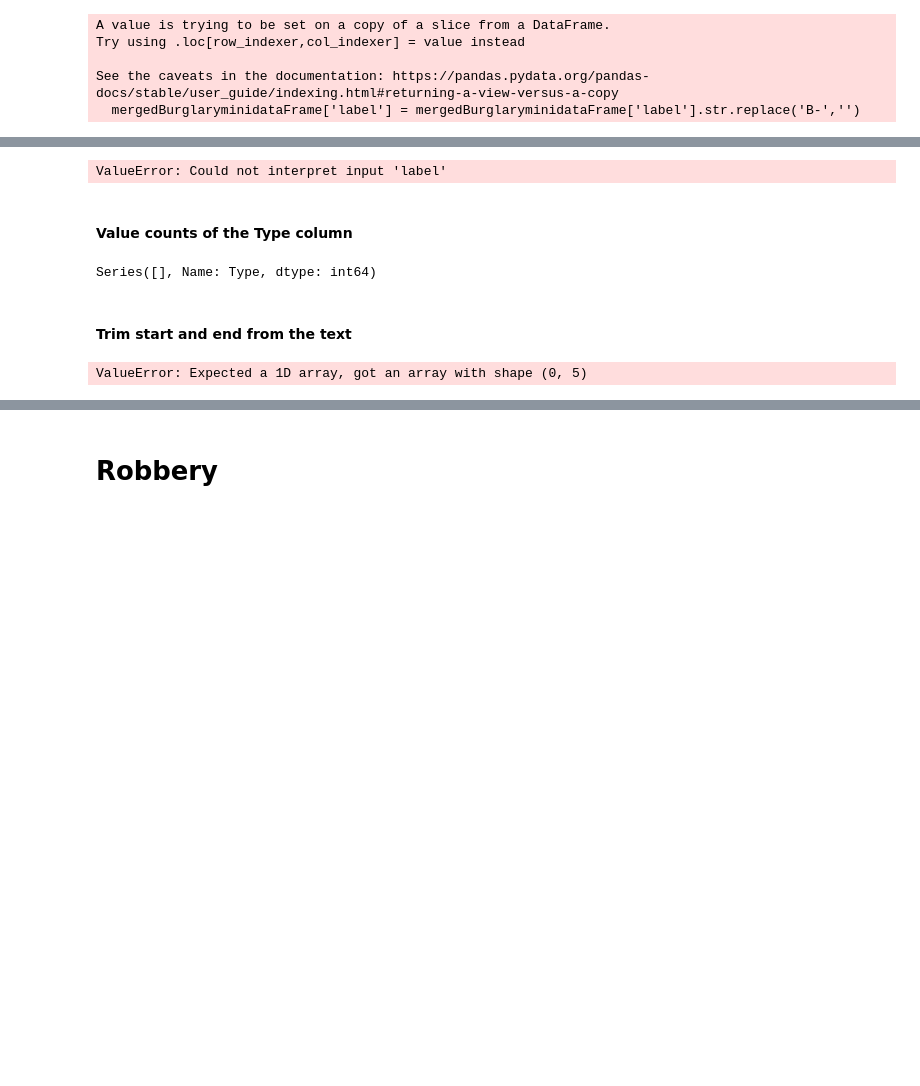
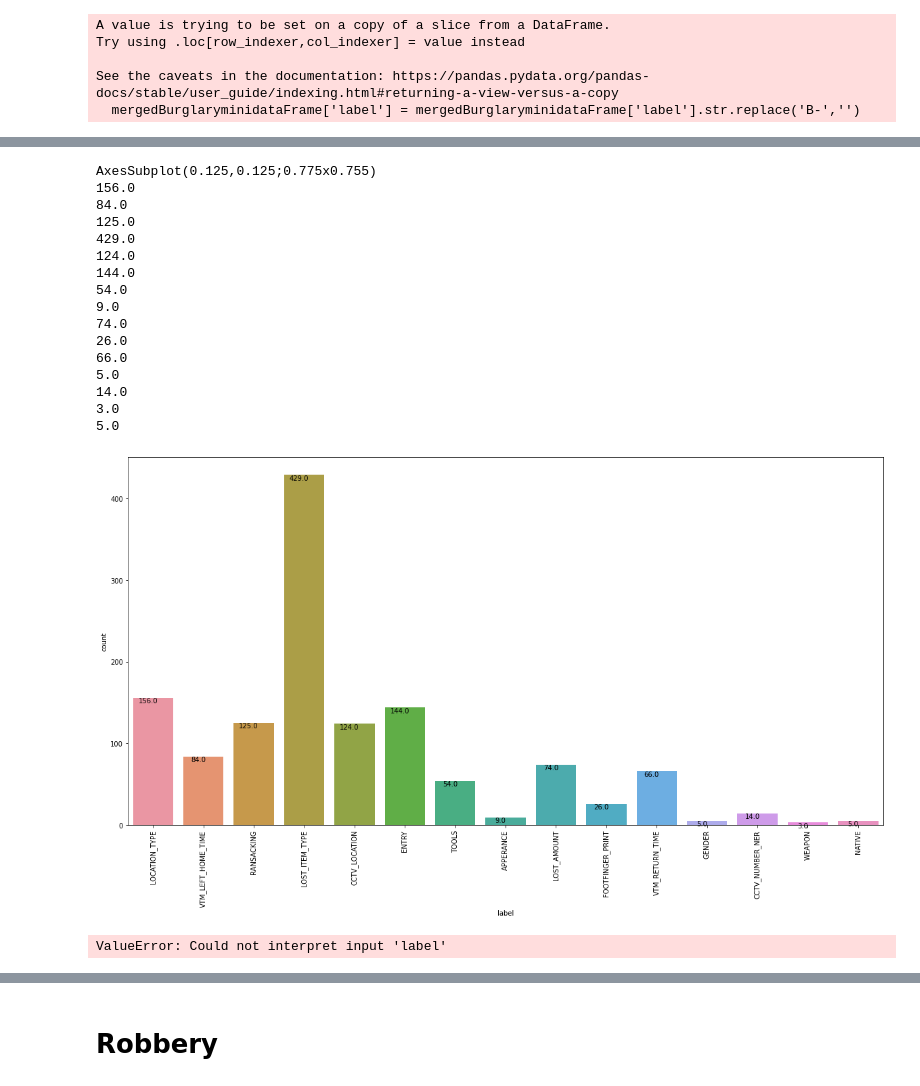
Before and after one commit to mishi-sarfraz/pythonProjects, a Jupyter notebook: metricAnalysis.ipynb, the cells around one changed output, grey strips where cells are left out. Saved outputs shown, nothing was run; the diff lists cells and outputs as text; code cells hidden in the pictures; blank space fills up the shorter version.

```diff
--- a/metricAnalysis.ipynb
+++ b/metricAnalysis.ipynb
@@ -469,3 +485,35 @@ plt.show()
+# %%
+fig, ax1 = plt.subplots(figsize=(20,10))
+print(ax1)
+#  convert ax1 to list
+# bx1 = mergedBurglaryminidataFrame['label'].value_counts().tolist()
+bx1=mergedBurglaryminidataFrame[mergedBurglaryminidataFrame.label == 'LOCATION_TYPE'].text.value_counts()
+graph = sns.countplot(ax=ax1,x='label', data=mergedBurglaryminidataFrame)
+graph.set_xticklabels(graph.get_xticklabels(),rotation=90)
+i=0
+for p in graph.patches:
+    height = p.get_height()
+    print(height)
+    graph.text(p.get_x()+0.3, p.get_height() + 0.4,height,ha="center",va='top', color='black', size=10)
+    i += 1
+# %% [output]
+AxesSubplot(0.125,0.125;0.775x0.755)
+156.0
+84.0
+125.0
+429.0
+124.0
+144.0
+54.0
+9.0
+74.0
+26.0
+66.0
+5.0
+14.0
+3.0
+5.0
+[figure, added]
 # %%
 counts = mergedBurglaryminidataFrame['label'].value_counts().rename_axis('user').reset_index(name='count')
 
@@ -473,17 +521,3 @@ ax = sns.barplot(x='label', y='count', data=counts)
 ax.bar_label(ax.containers[0])
 # %% [output]
 ValueError: Could not interpret input 'label'
-# %% [markdown]
-#### Value counts of the Type column
-# %%
-df['Type'].value_counts()
-# %% [output]
-Series([], Name: Type, dtype: int64)
-# %% [markdown]
-#### Trim start and end from the text
-# %%
-# trim start and end of text based on start and end of entity
-df['Annotated_text'] = df.apply(lambda x: x['Text'][x['Start']:x['End']], axis=1)
-df.head()
-# %% [output]
-ValueError: Expected a 1D array, got an array with shape (0, 5)
```
Also changed, not shown: parts of 23 cells of this notebook, 13 other files.
